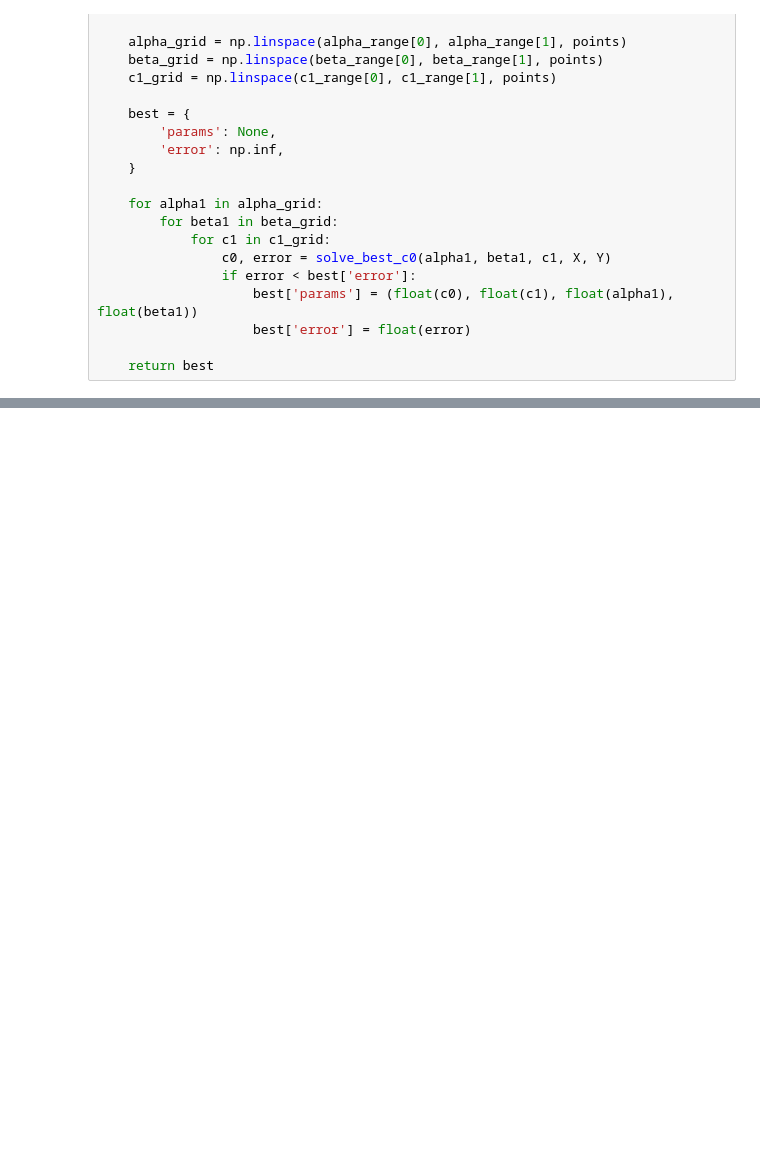
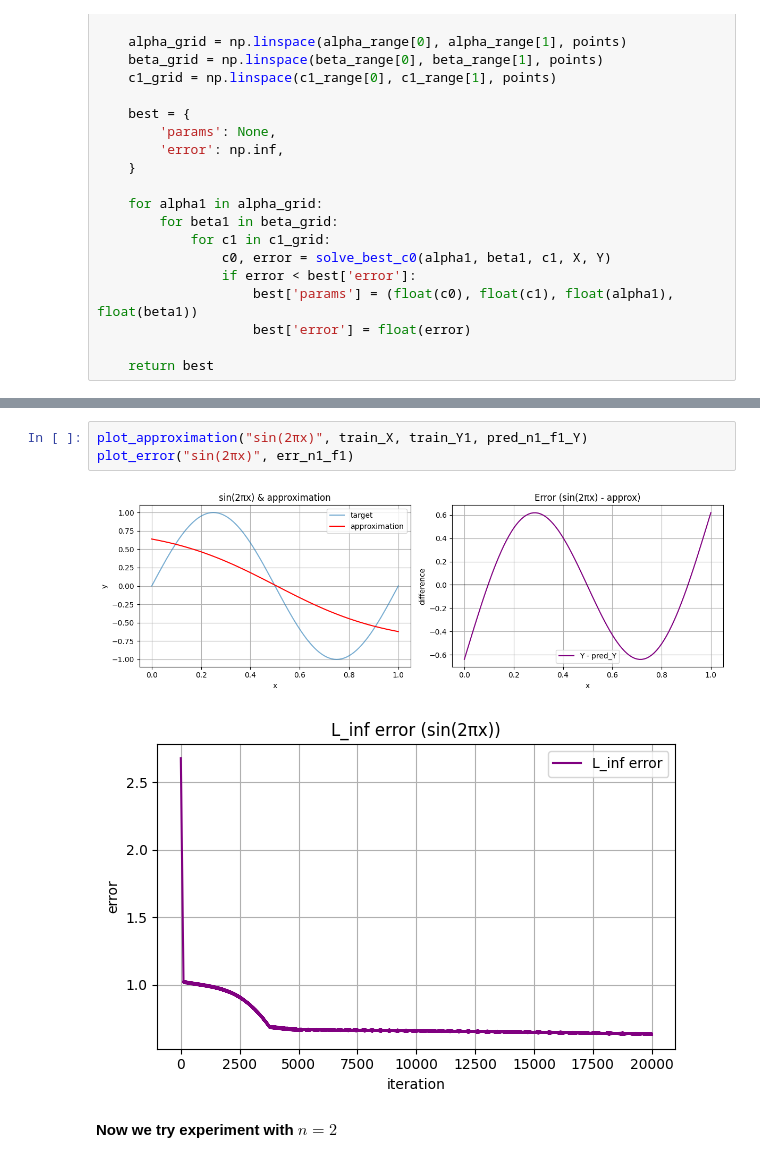
Before and after one commit to kishmakov/crunch, a Jupyter notebook: outlines/01_approximation_with_sigmoids.ipynb, the cells around one changed output, grey strips where cells are left out. Drawn from its saved outputs; the diff is of its cells as text; blank space fills up the shorter version.

```diff
--- a/outlines/01_approximation_with_sigmoids.ipynb
+++ b/outlines/01_approximation_with_sigmoids.ipynb
@@ -238,0 +313,8 @@ Theta: {'c0': np.float64(0.26434858090917285), 'alpha': array([0.4153198]), 'bet
+# %%
+plot_approximation("sin(2πx)", train_X, train_Y1, pred_n1_f1_Y)
+plot_error("sin(2πx)", err_n1_f1)
+# %% [output]
+[figure, added]
+[figure, added]
+# %% [markdown]
+**Now we try experiment with $n=2$**
```
Also changed, not shown: parts of 20 cells of this notebook.
